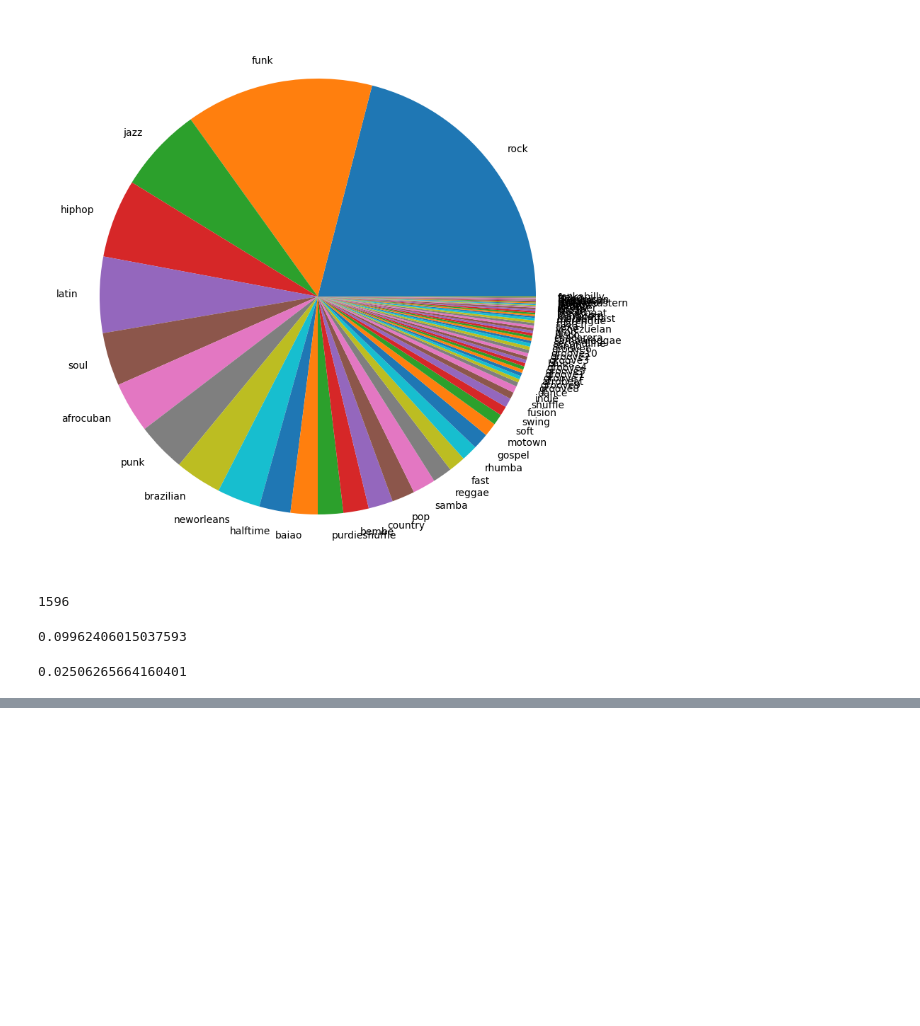
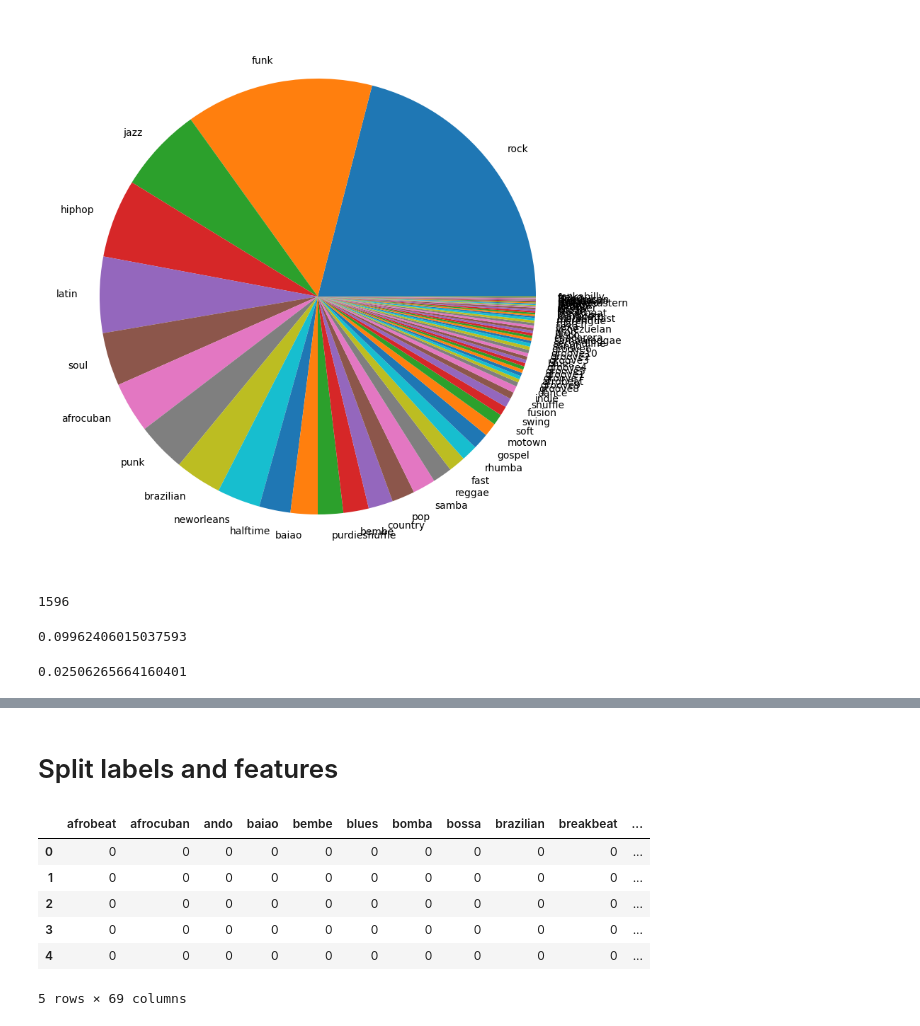
Before and after one commit to Knerten0815/GrooveLens, a Jupyter notebook: groove_exploration.ipynb, the cells around one changed output, grey strips where cells are left out. Saved outputs shown, nothing was run; the diff lists cells and outputs as text; code cells hidden in the pictures; blank space fills up the shorter version.

```diff
--- a/groove_exploration.ipynb
+++ b/groove_exploration.ipynb
@@ -253,0 +260,5 @@ genre_counts[["groove1", "groove2", "groove3", "groove4", "groove5", "groove6",
+# %%
+data_encoded["beat_type"][data_encoded.beat_type == "beat"] = 1
+data_encoded["beat_type"][data_encoded.beat_type == "fill"] = 0
+data_encoded.beat_type = data_encoded.beat_type.astype(int)
+data_encoded.info()
@@ -253,0 +291,2 @@ genre_counts[["groove1", "groove2", "groove3", "groove4", "groove5", "groove6",
+# %% [markdown]
+# Split labels and features
@@ -253,0 +304,11 @@ genre_counts[["groove1", "groove2", "groove3", "groove4", "groove5", "groove6",
+# %%
+# only labels
+y.head()
+# %% [output]
+|  | afrobeat | afrocuban | ando | baiao | bembe | blues | bomba | bossa | brazilian | breakbeat | ... |
+| 0 | 0 | 0 | 0 | 0 | 0 | 0 | 0 | 0 | 0 | 0 | ... |
+| 1 | 0 | 0 | 0 | 0 | 0 | 0 | 0 | 0 | 0 | 0 | ... |
+| 2 | 0 | 0 | 0 | 0 | 0 | 0 | 0 | 0 | 0 | 0 | ... |
+| 3 | 0 | 0 | 0 | 0 | 0 | 0 | 0 | 0 | 0 | 0 | ... |
+| 4 | 0 | 0 | 0 | 0 | 0 | 0 | 0 | 0 | 0 | 0 | ... |
+5 rows × 69 columns
```
Also changed, not shown: parts of 11 cells of this notebook.
